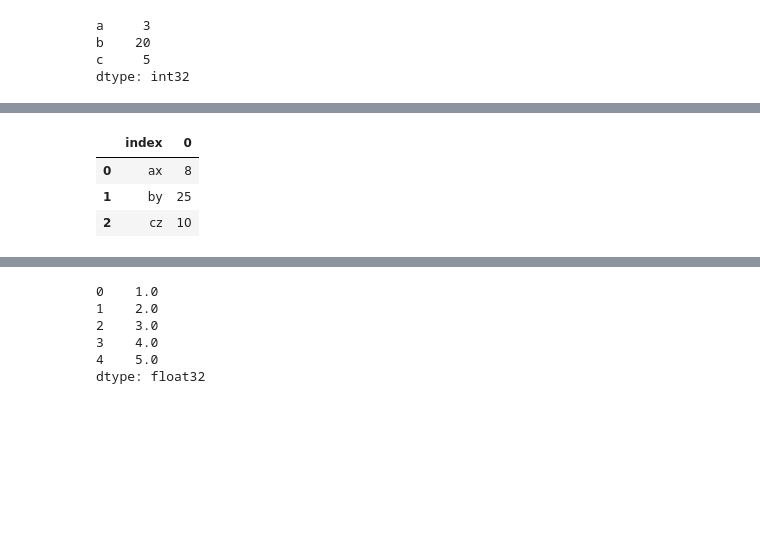
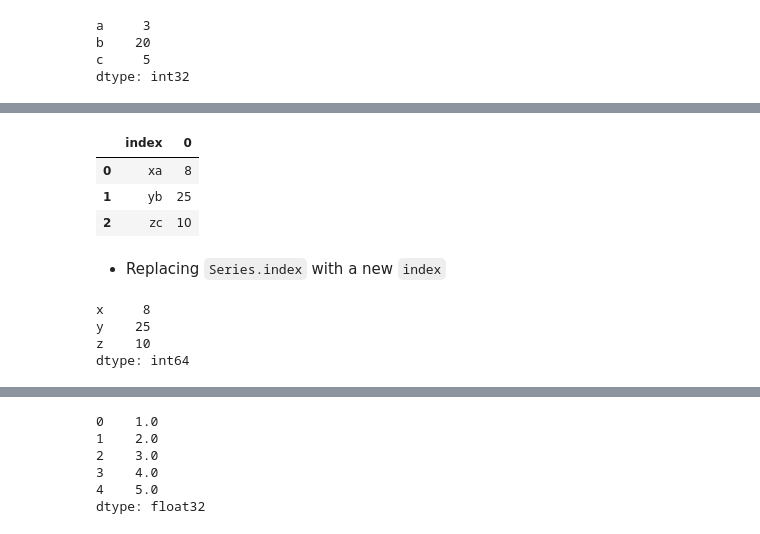
Before and after one commit to f-guitart/datamining, a Jupyter notebook: sessions/02_pandas_data_structures.ipynb, the cells around one changed output, grey strips where cells are left out. Cells and saved outputs as stored; diff of their text form; code cells hidden in the pictures; blank space fills up the shorter version.

```diff
--- a/sessions/02_pandas_data_structures.ipynb
+++ b/sessions/02_pandas_data_structures.ipynb
@@ -236,7 +388,7 @@ Operations are performed index-wise.
 # %%
-s2.reset_index() + s1.reset_index()
+s1.reset_index() + s2.reset_index()
 # %% [output]
 |  | index | 0 |
-| 0 | ax | 8 |
-| 1 | by | 25 |
-| 2 | cz | 10 |
+| 0 | xa | 8 |
+| 1 | yb | 25 |
+| 2 | zc | 10 |
@@ -249 +395,11 @@ np.exp(s2)
+# %% [markdown]
+* Replacing `Series.index` with a new `index`
+# %%
+s2.index = s1.index
+s2 + s1
+# %% [output]
+x     8
+y    25
+z    10
+dtype: int64
 # %% [markdown]
```
Also changed, not shown: parts of 246 cells of this notebook.
